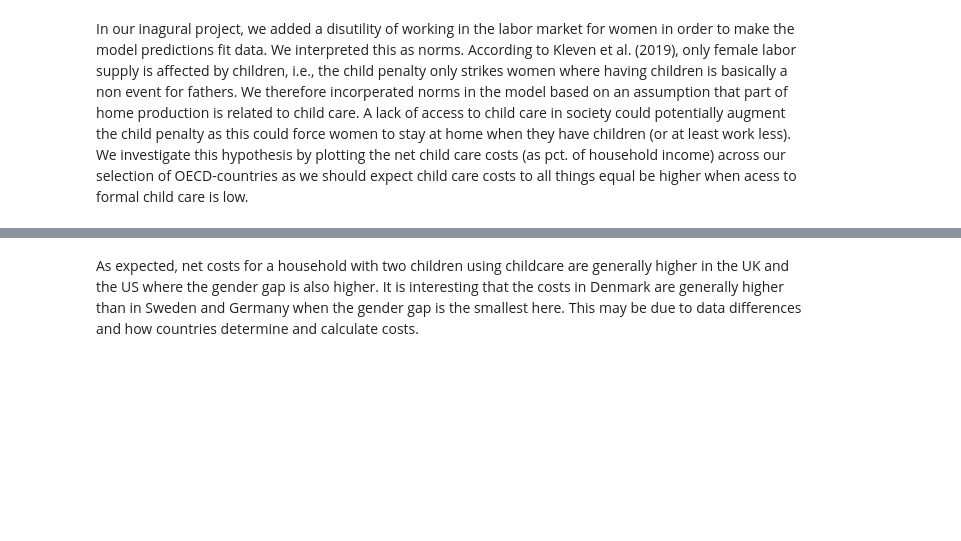
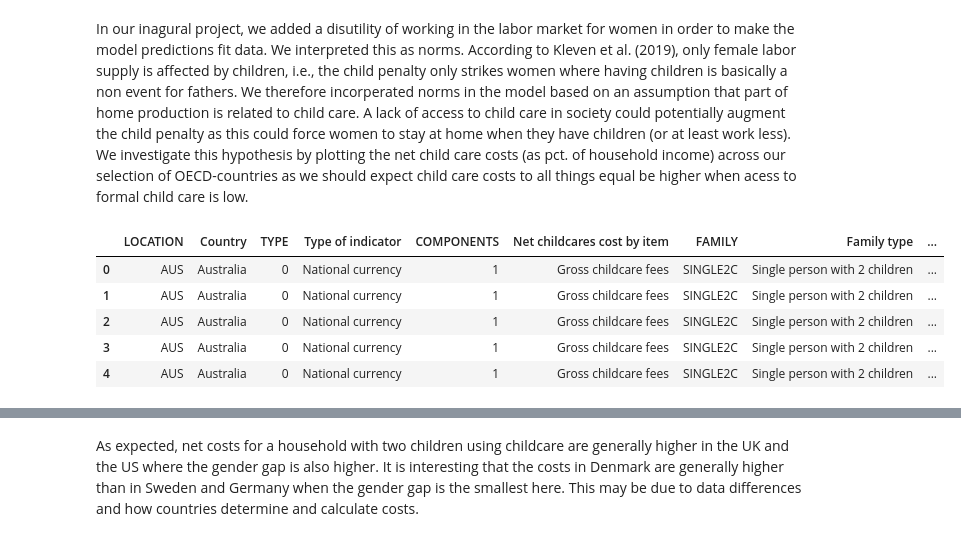
Before and after one commit to NumEconCopenhagen/projects-2023-aca, a Jupyter notebook: dataproject/dataproject.ipynb, the cells around one changed output, grey strips where cells are left out. Saved outputs shown, nothing was run; the diff lists cells and outputs as text; code cells hidden in the pictures; blank space fills up the shorter version.

```diff
--- a/dataproject/dataproject.ipynb
+++ b/dataproject/dataproject.ipynb
@@ -285,3 +218,13 @@ df_gg_2020.reset_index(inplace = True, drop = True) # Drop old index too
 # %% [markdown]
 In our inagural project, we added a disutility of working in the labor market for women in order to make the model predictions fit data. We interpreted this as norms. According to Kleven et al. (2019), only female labor supply is affected by children, i.e., the child penalty only strikes women where having children is basically a non event for fathers. We therefore incorperated norms in the model based on an assumption that part of home production is related to child care. A lack of access to child care in society could potentially augment the child penalty as this could force women to stay at home when they have children (or at least work less). We investigate this hypothesis by plotting the net child care costs (as pct. of household income) across our selection of OECD-countries as we should expect child care costs to all things equal be higher when acess to formal child care is low.
+# %%
+# 1) Displaying the uncleanned data set of net child care costs
+df_nc.head(5)
+# %% [output]
+|  | LOCATION | Country | TYPE | Type of indicator | COMPONENTS | Net childcares cost by item | FAMILY | Family type | ... |
+| 0 | AUS | Australia | 0 | National currency | 1 | Gross childcare fees | SINGLE2C | Single person with 2 children | ... |
+| 1 | AUS | Australia | 0 | National currency | 1 | Gross childcare fees | SINGLE2C | Single person with 2 children | ... |
+| 2 | AUS | Australia | 0 | National currency | 1 | Gross childcare fees | SINGLE2C | Single person with 2 children | ... |
+| 3 | AUS | Australia | 0 | National currency | 1 | Gross childcare fees | SINGLE2C | Single person with 2 children | ... |
+| 4 | AUS | Australia | 0 | National currency | 1 | Gross childcare fees | SINGLE2C | Single person with 2 children | ... |
 # %%
```
Also changed, not shown: parts of 11 cells of this notebook, 1 other file.
